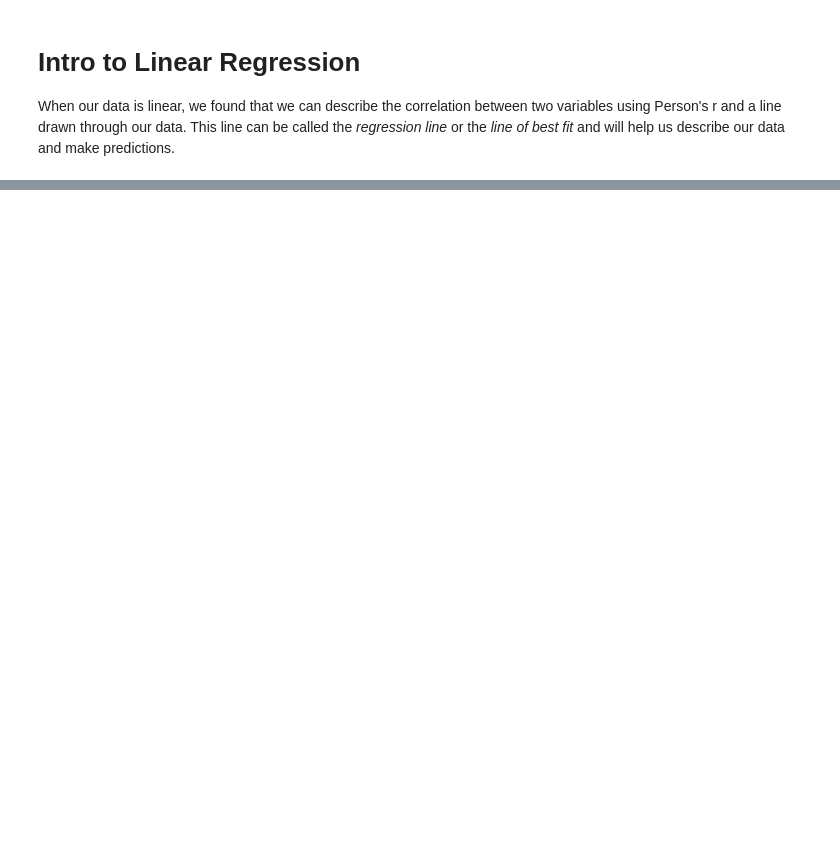
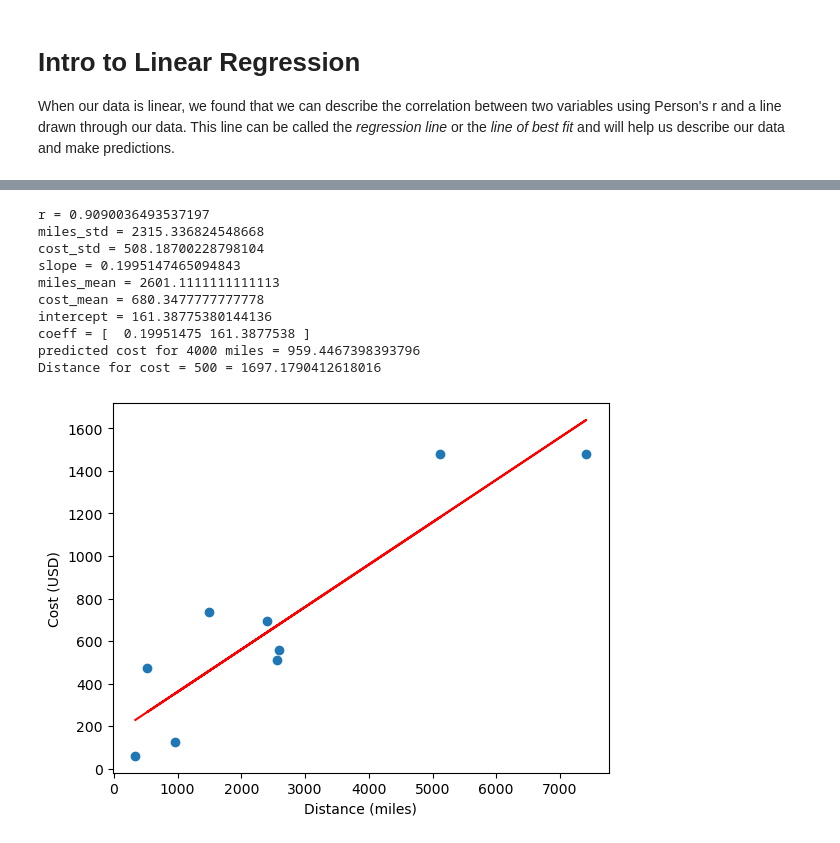
Before and after one commit to burmeisterryan3/Career-Change-Preparation, a Jupyter notebook: Udacity/Statistics/11. Linear Regression.ipynb, the cells around one changed output, grey strips where cells are left out. Cells and saved outputs as stored; diff of their text form; code cells hidden in the pictures; blank space fills up the shorter version.

```diff
--- a/Udacity/Statistics/11. Linear Regression.ipynb
+++ b/Udacity/Statistics/11. Linear Regression.ipynb
@@ -42,0 +67,3 @@ Therefore, we can now represent our regression line as $$\hat{y} = a + bx = a +
+# %%
+df = pd.read_csv('./Data/Flight-Costs-Lesson-15.csv')
+df
@@ -42,0 +81,37 @@ Therefore, we can now represent our regression line as $$\hat{y} = a + bx = a +
+# %%
+miles = df['Distance (miles)'].values
+cost = df['Cost (USD)'].values
+
+r = stats.pearsonr(miles, cost)[0]
+miles_std = miles.std(ddof=1)
+cost_std = cost.std(ddof=1)
+print('r =', r)
+print('miles_std =', miles_std)
+print('cost_std =', cost_std)
+print('slope =', r * cost_std / miles_std)
+print('miles_mean =', miles.mean())
+print('cost_mean =', cost.mean())
+print('intercept =', cost.mean() - r * cost_std / miles_std * miles.mean())
+
+coeff = np.polyfit(miles, cost, 1)
+print('coeff =', coeff)
+print('predicted cost for 4000 miles =', np.poly1d(coeff)(4000))
+print('Distance for cost = 500 =', (500 - coeff[1]) / coeff[0])
+
+plt.scatter(miles, cost)
+plt.plot(miles, np.poly1d(coeff)(miles), color='red')
+plt.xlabel('Distance (miles)')
+plt.ylabel('Cost (USD)')
+plt.show()
+# %% [output]
+r = 0.9090036493537197
+miles_std = 2315.336824548668
+cost_std = 508.18700228798104
+slope = 0.1995147465094843
+miles_mean = 2601.1111111111113
+cost_mean = 680.3477777777778
+intercept = 161.38775380144136
+coeff = [  0.19951475 161.3877538 ]
+predicted cost for 4000 miles = 959.4467398393796
+Distance for cost = 500 = 1697.1790412618016
+[figure, added]
```
Also changed, not shown: parts of 10 cells of this notebook, 5 other files.
